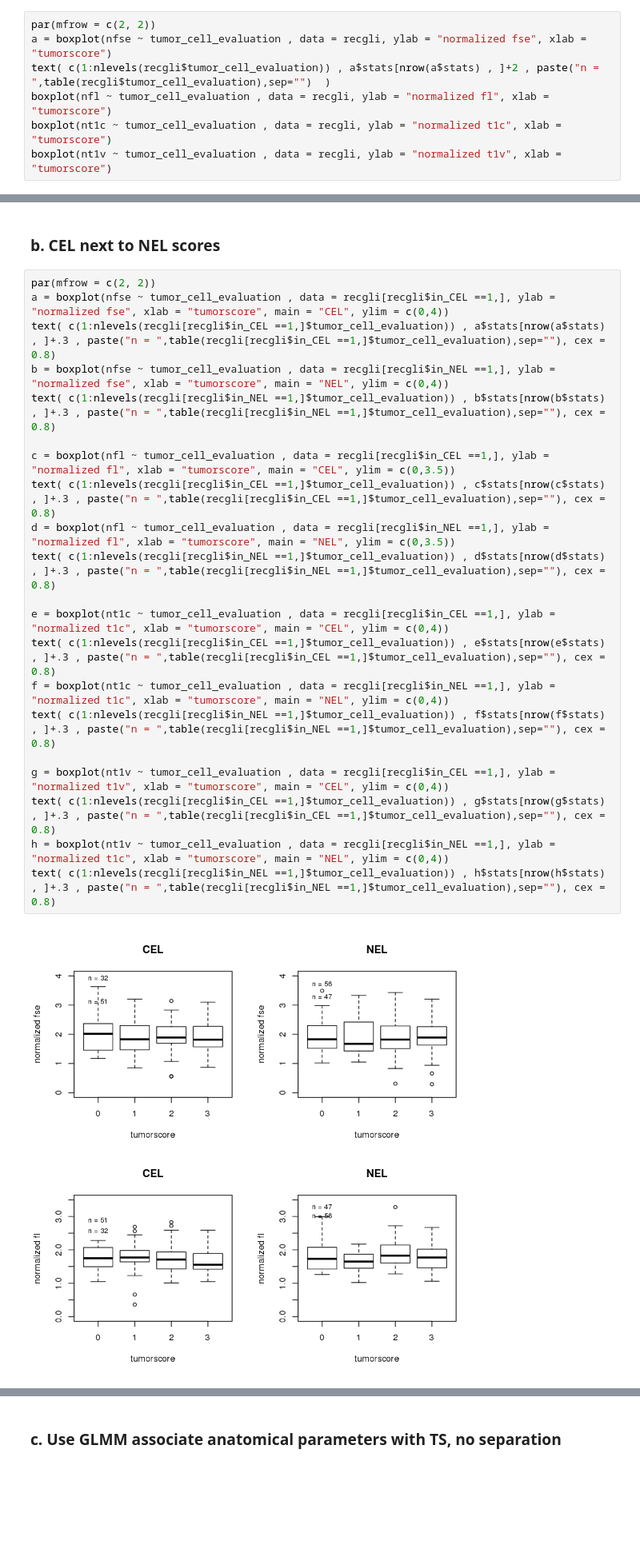
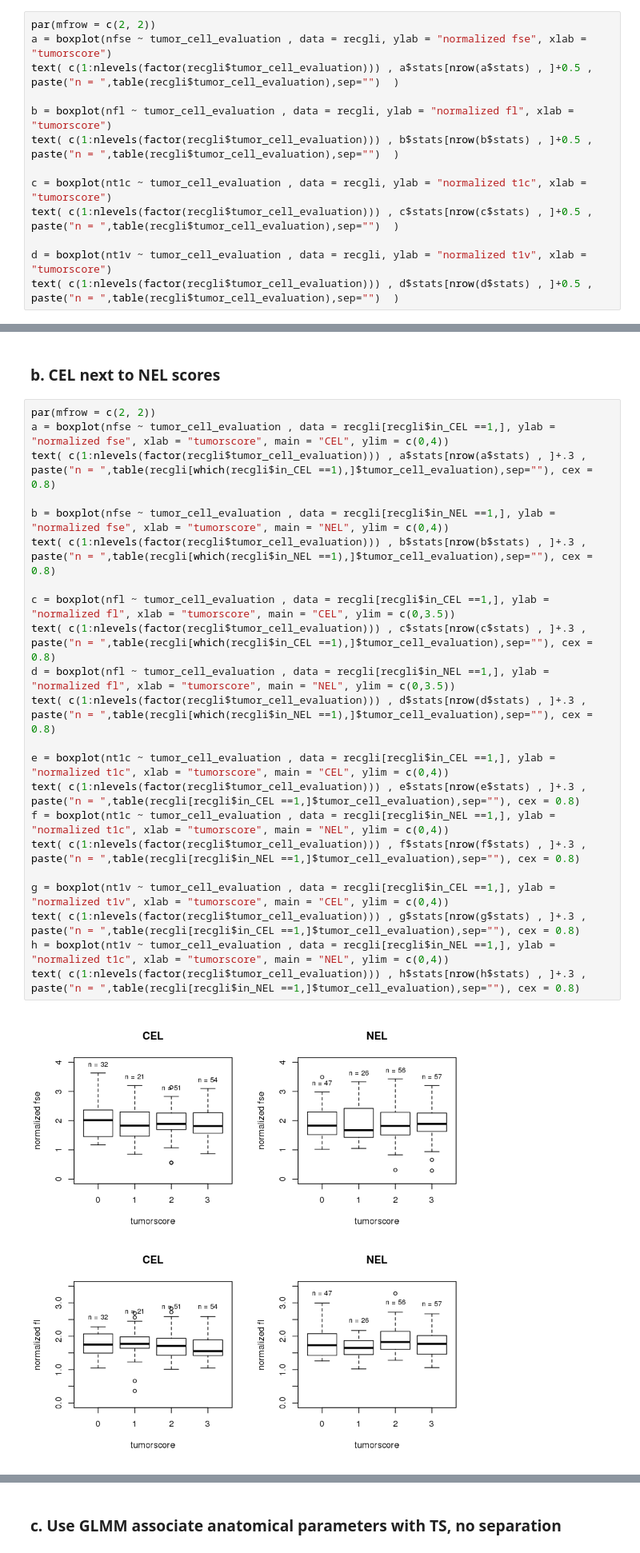
Before and after one commit to julclu/DataWrangling, a Jupyter notebook: AnalyzeData/AllBiopsies/DataSummary_TumorScore_Anatomical.ipynb, the cells around one changed output, grey strips where cells are left out. Shown at 80% size. Saved outputs shown, nothing was run; the diff lists cells and outputs as text; blank space fills up the shorter version.

```diff
--- a/AnalyzeData/AllBiopsies/DataSummary_TumorScore_Anatomical.ipynb
+++ b/AnalyzeData/AllBiopsies/DataSummary_TumorScore_Anatomical.ipynb
@@ -94,8 +76,14 @@ str(recgli)
 # %%
 par(mfrow = c(2, 2))
 a = boxplot(nfse ~ tumor_cell_evaluation , data = recgli, ylab = "normalized fse", xlab = "tumorscore")
-text( c(1:nlevels(recgli$tumor_cell_evaluation)) , a$stats[nrow(a$stats) , ]+2 , paste("n = ",table(recgli$tumor_cell_evaluation),sep="")  )
-boxplot(nfl ~ tumor_cell_evaluation , data = recgli, ylab = "normalized fl", xlab = "tumorscore")
-boxplot(nt1c ~ tumor_cell_evaluation , data = recgli, ylab = "normalized t1c", xlab = "tumorscore")
-boxplot(nt1v ~ tumor_cell_evaluation , data = recgli, ylab = "normalized t1v", xlab = "tumorscore")
+text( c(1:nlevels(factor(recgli$tumor_cell_evaluation))) , a$stats[nrow(a$stats) , ]+0.5 , paste("n = ",table(recgli$tumor_cell_evaluation),sep="")  )
+
+b = boxplot(nfl ~ tumor_cell_evaluation , data = recgli, ylab = "normalized fl", xlab = "tumorscore")
+text( c(1:nlevels(factor(recgli$tumor_cell_evaluation))) , b$stats[nrow(b$stats) , ]+0.5 , paste("n = ",table(recgli$tumor_cell_evaluation),sep="")  )
+
+c = boxplot(nt1c ~ tumor_cell_evaluation , data = recgli, ylab = "normalized t1c", xlab = "tumorscore")
+text( c(1:nlevels(factor(recgli$tumor_cell_evaluation))) , c$stats[nrow(c$stats) , ]+0.5 , paste("n = ",table(recgli$tumor_cell_evaluation),sep="")  )
+
+d = boxplot(nt1v ~ tumor_cell_evaluation , data = recgli, ylab = "normalized t1v", xlab = "tumorscore")
+text( c(1:nlevels(factor(recgli$tumor_cell_evaluation))) , d$stats[nrow(d$stats) , ]+0.5 , paste("n = ",table(recgli$tumor_cell_evaluation),sep="")  )
 # %% [output]
@@ -105,23 +93,24 @@ boxplot(nt1v ~ tumor_cell_evaluation , data = recgli, ylab = "normalized t1v", x
 # %%
 par(mfrow = c(2, 2))
 a = boxplot(nfse ~ tumor_cell_evaluation , data = recgli[recgli$in_CEL ==1,], ylab = "normalized fse", xlab = "tumorscore", main = "CEL", ylim = c(0,4))
-text( c(1:nlevels(recgli[recgli$in_CEL ==1,]$tumor_cell_evaluation)) , a$stats[nrow(a$stats) , ]+.3 , paste("n = ",table(recgli[recgli$in_CEL ==1,]$tumor_cell_evaluation),sep=""), cex = 0.8)
+text( c(1:nlevels(factor(recgli$tumor_cell_evaluation))) , a$stats[nrow(a$stats) , ]+.3 , paste("n = ",table(recgli[which(recgli$in_CEL ==1),]$tumor_cell_evaluation),sep=""), cex = 0.8)
+
 b = boxplot(nfse ~ tumor_cell_evaluation , data = recgli[recgli$in_NEL ==1,], ylab = "normalized fse", xlab = "tumorscore", main = "NEL", ylim = c(0,4))
-text( c(1:nlevels(recgli[recgli$in_NEL ==1,]$tumor_cell_evaluation)) , b$stats[nrow(b$stats) , ]+.3 , paste("n = ",table(recgli[recgli$in_NEL ==1,]$tumor_cell_evaluation),sep=""), cex = 0.8)
+text( c(1:nlevels(factor(recgli$tumor_cell_evaluation))) , b$stats[nrow(b$stats) , ]+.3 , paste("n = ",table(recgli[which(recgli$in_NEL ==1),]$tumor_cell_evaluation),sep=""), cex = 0.8)
 
 c = boxplot(nfl ~ tumor_cell_evaluation , data = recgli[recgli$in_CEL ==1,], ylab = "normalized fl", xlab = "tumorscore", main = "CEL", ylim = c(0,3.5))
-text( c(1:nlevels(recgli[recgli$in_CEL ==1,]$tumor_cell_evaluation)) , c$stats[nrow(c$stats) , ]+.3 , paste("n = ",table(recgli[recgli$in_CEL ==1,]$tumor_cell_evaluation),sep=""), cex = 0.8)
+text( c(1:nlevels(factor(recgli$tumor_cell_evaluation))) , c$stats[nrow(c$stats) , ]+.3 , paste("n = ",table(recgli[which(recgli$in_CEL ==1),]$tumor_cell_evaluation),sep=""), cex = 0.8)
 d = boxplot(nfl ~ tumor_cell_evaluation , data = recgli[recgli$in_NEL ==1,], ylab = "normalized fl", xlab = "tumorscore", main = "NEL", ylim = c(0,3.5))
-text( c(1:nlevels(recgli[recgli$in_NEL ==1,]$tumor_cell_evaluation)) , d$stats[nrow(d$stats) , ]+.3 , paste("n = ",table(recgli[recgli$in_NEL ==1,]$tumor_cell_evaluation),sep=""), cex = 0.8)
+text( c(1:nlevels(factor(recgli$tumor_cell_evaluation))) , d$stats[nrow(d$stats) , ]+.3 , paste("n = ",table(recgli[which(recgli$in_NEL ==1),]$tumor_cell_evaluation),sep=""), cex = 0.8)
 
 e = boxplot(nt1c ~ tumor_cell_evaluation , data = recgli[recgli$in_CEL ==1,], ylab = "normalized t1c", xlab = "tumorscore", main = "CEL", ylim = c(0,4))
-text( c(1:nlevels(recgli[recgli$in_CEL ==1,]$tumor_cell_evaluation)) , e$stats[nrow(e$stats) , ]+.3 , paste("n = ",table(recgli[recgli$in_CEL ==1,]$tumor_cell_evaluation),sep=""), cex = 0.8)
+text( c(1:nlevels(factor(recgli$tumor_cell_evaluation))) , e$stats[nrow(e$stats) , ]+.3 , paste("n = ",table(recgli[recgli$in_CEL ==1,]$tumor_cell_evaluation),sep=""), cex = 0.8)
 f = boxplot(nt1c ~ tumor_cell_evaluation , data = recgli[recgli$in_NEL ==1,], ylab = "normalized t1c", xlab = "tumorscore", main = "NEL", ylim = c(0,4))
-text( c(1:nlevels(recgli[recgli$in_NEL ==1,]$tumor_cell_evaluation)) , f$stats[nrow(f$stats) , ]+.3 , paste("n = ",table(recgli[recgli$in_NEL ==1,]$tumor_cell_evaluation),sep=""), cex = 0.8)
+text( c(1:nlevels(factor(recgli$tumor_cell_evaluation))) , f$stats[nrow(f$stats) , ]+.3 , paste("n = ",table(recgli[recgli$in_NEL ==1,]$tumor_cell_evaluation),sep=""), cex = 0.8)
 
 g = boxplot(nt1v ~ tumor_cell_evaluation , data = recgli[recgli$in_CEL ==1,], ylab = "normalized t1v", xlab = "tumorscore", main = "CEL", ylim = c(0,4))
-text( c(1:nlevels(recgli[recgli$in_CEL ==1,]$tumor_cell_evaluation)) , g$stats[nrow(g$stats) , ]+.3 , paste("n = ",table(recgli[recgli$in_CEL ==1,]$tumor_cell_evaluation),sep=""), cex = 0.8)
+text( c(1:nlevels(factor(recgli$tumor_cell_evaluation))) , g$stats[nrow(g$stats) , ]+.3 , paste("n = ",table(recgli[recgli$in_CEL ==1,]$tumor_cell_evaluation),sep=""), cex = 0.8)
 h = boxplot(nt1v ~ tumor_cell_evaluation , data = recgli[recgli$in_NEL ==1,], ylab = "normalized t1c", xlab = "tumorscore", main = "NEL", ylim = c(0,4))
-text( c(1:nlevels(recgli[recgli$in_NEL ==1,]$tumor_cell_evaluation)) , h$stats[nrow(h$stats) , ]+.3 , paste("n = ",table(recgli[recgli$in_NEL ==1,]$tumor_cell_evaluation),sep=""), cex = 0.8)
+text( c(1:nlevels(factor(recgli$tumor_cell_evaluation))) , h$stats[nrow(h$stats) , ]+.3 , paste("n = ",table(recgli[recgli$in_NEL ==1,]$tumor_cell_evaluation),sep=""), cex = 0.8)
 # %% [output]
-[figure, old version]
+[figure, new version]
```
Also changed, not shown: parts of 12 cells of this notebook, 5 other files.
